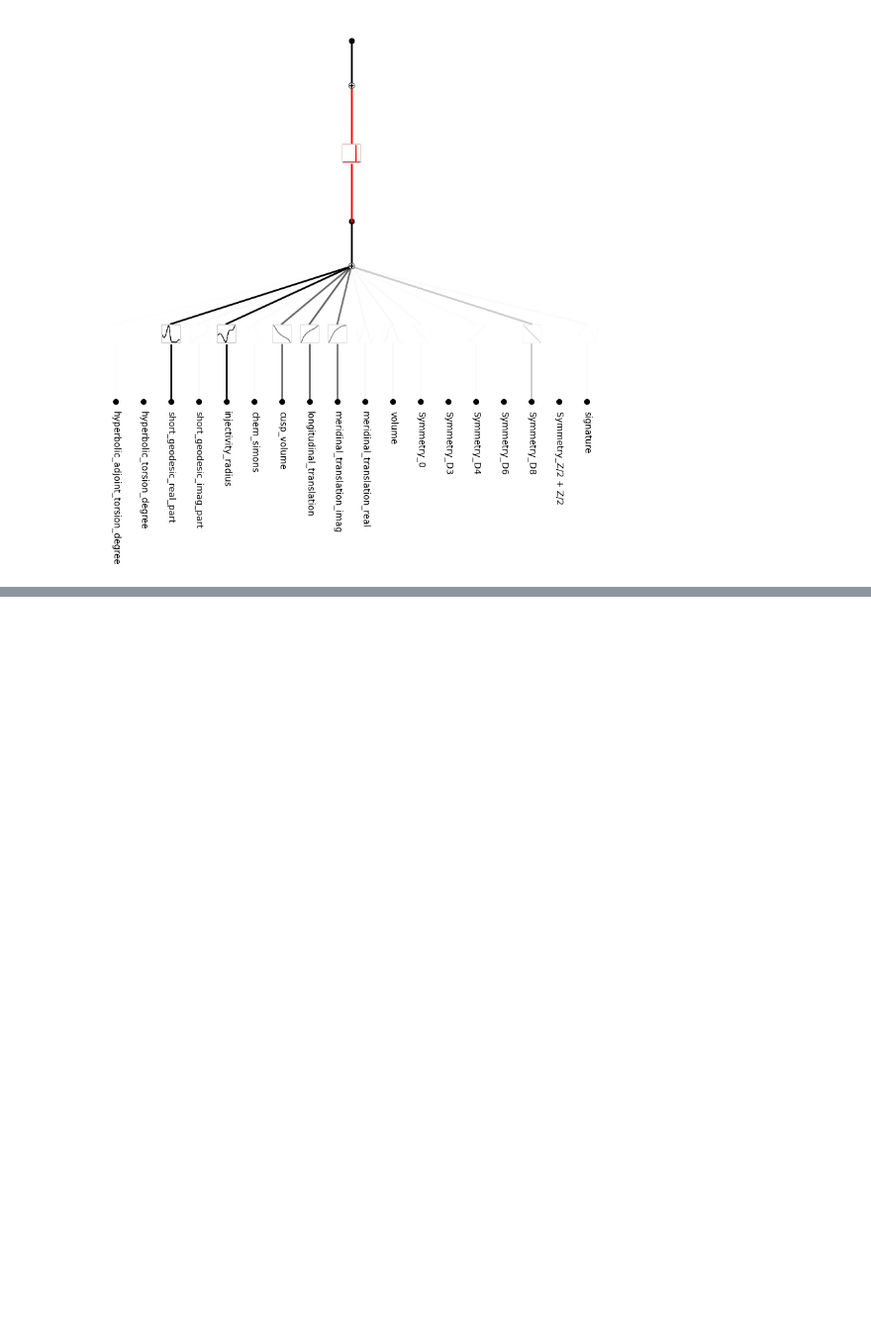
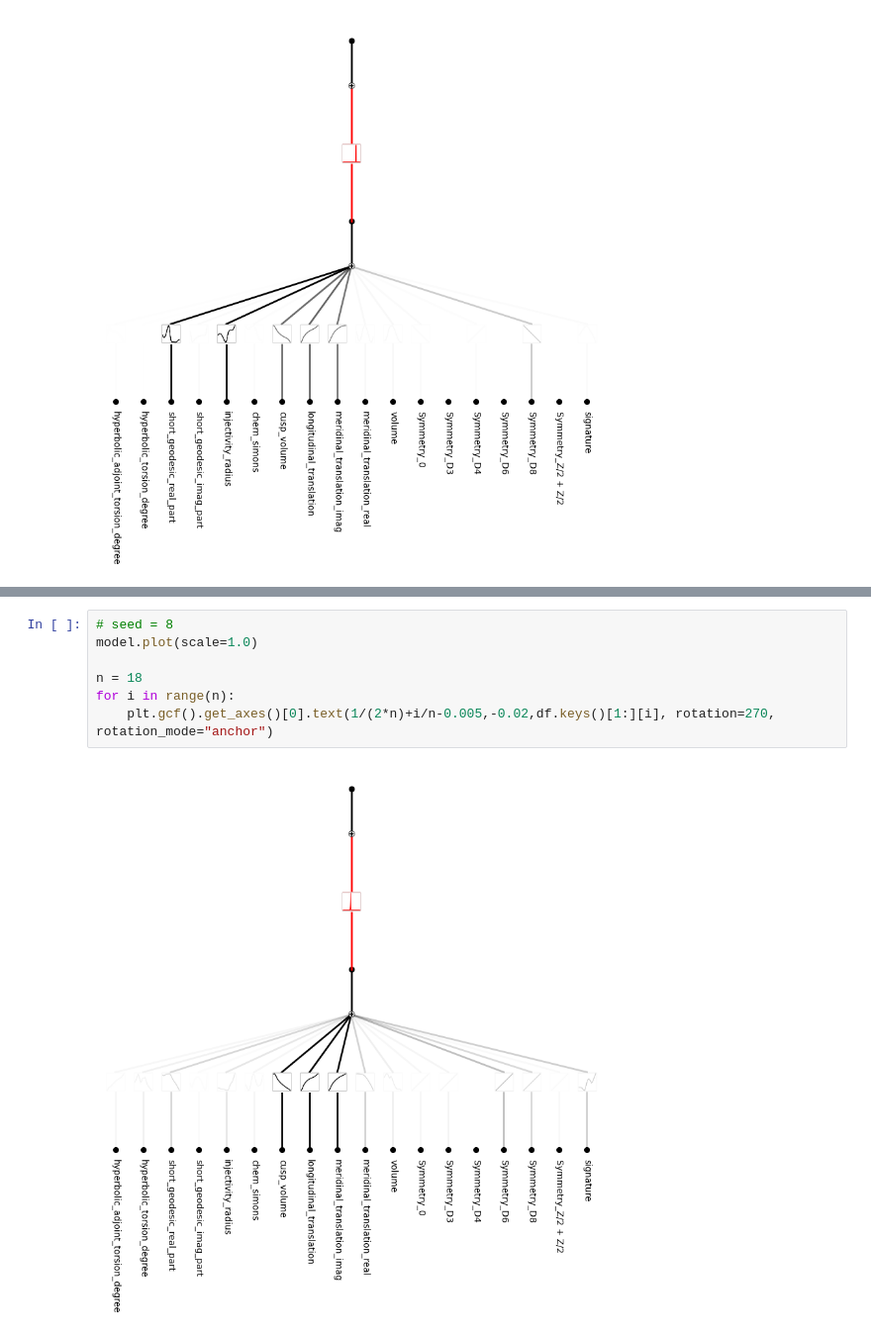
Before and after one commit to ffnliu/pykan, a Jupyter notebook: docs/Example/Example_15_knot_unsupervised.ipynb, the cells around one changed output, grey strips where cells are left out. Shown at 99% size. Cells and saved outputs as stored; diff of their text form; blank space fills up the shorter version.

```diff
--- a/docs/Example/Example_15_knot_unsupervised.ipynb
+++ b/docs/Example/Example_15_knot_unsupervised.ipynb
@@ -157,0 +186,9 @@ for i in range(n):
+# %%
+# seed = 8
+model.plot(scale=1.0)
+
+n = 18
+for i in range(n):
+    plt.gcf().get_axes()[0].text(1/(2*n)+i/n-0.005,-0.02,df.keys()[1:][i], rotation=270, rotation_mode="anchor")
+# %% [output]
+[figure, added]
```
Also changed, not shown: parts of 5 cells of this notebook, 11 other files.
